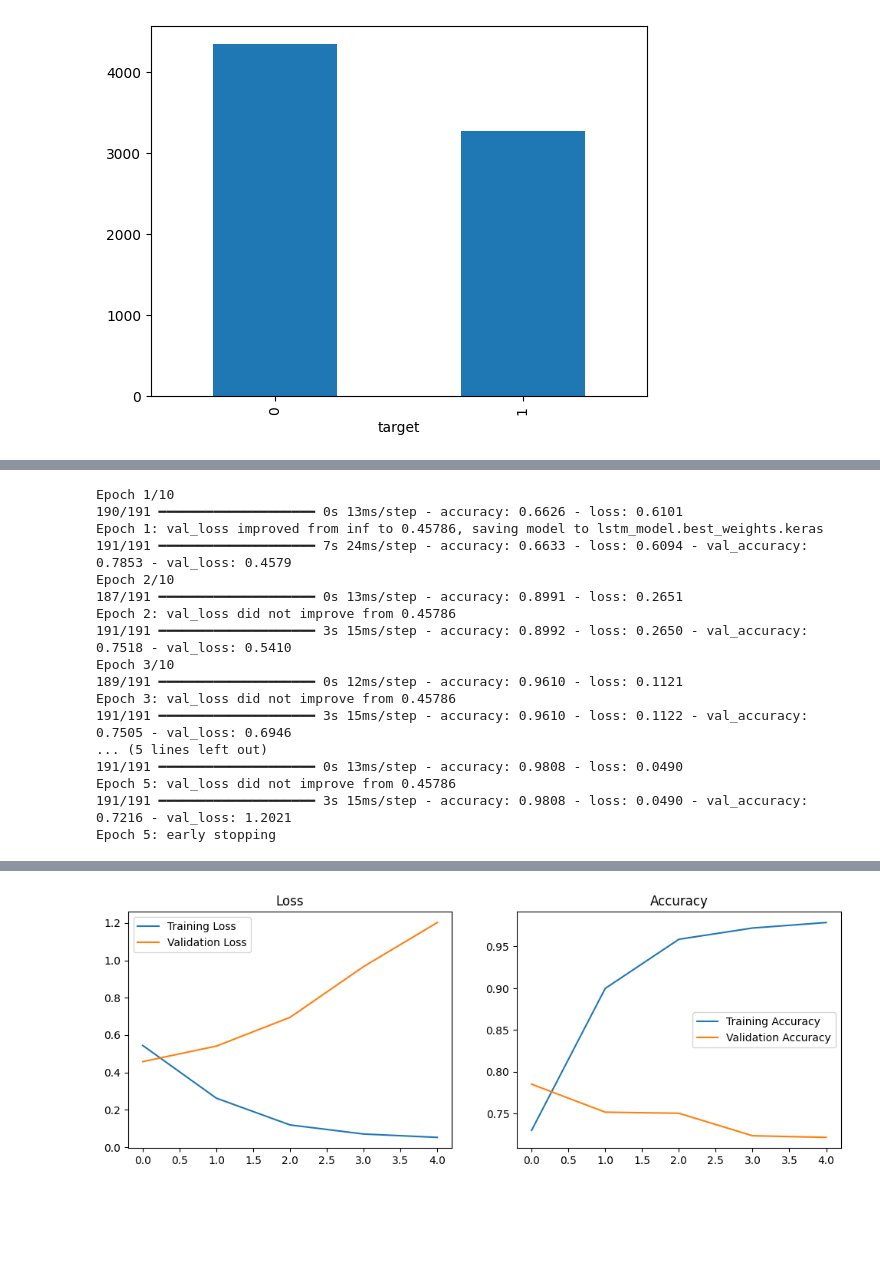
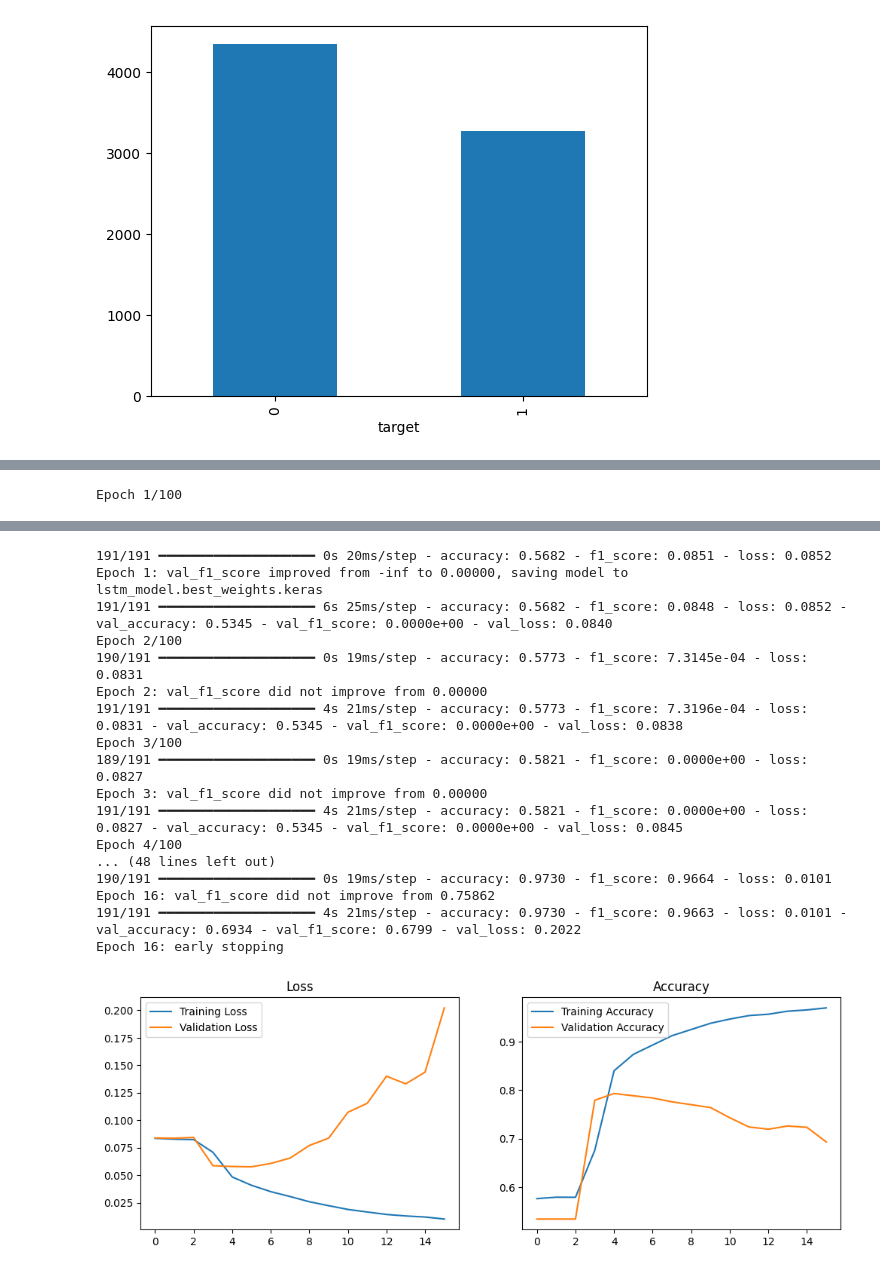
Before and after one commit to bharath1097/disaster_tweets_classification, a Jupyter notebook: disaster_tweets_classification.ipynb, the cells around one changed output, grey strips where cells are left out. Drawn from its saved outputs; the diff is of its cells as text; code cells hidden in the pictures; blank space fills up the shorter version.

Commit message:
Picking the epoch with best f1score

```diff
--- a/disaster_tweets_classification.ipynb
+++ b/disaster_tweets_classification.ipynb
@@ -7,4 +7,4 @@ import keras
 from keras import models
 from keras import layers
 
-data_dir = '/workspace'
+data_dir = '~/datasets/nlp-disaster-tweets'
@@ -63,13 +51,17 @@ def train_model(model, model_name, X, y, epochs=100, batch_size=32, validation_s
     Returns:
     - Trained Keras model with the best weights loaded.
     """
-    model.compile(optimizer=optimizer, loss=loss, metrics=['accuracy'])
+
+    # Figure out how to integrate F1Score into the metrics
+    model.compile(optimizer=optimizer, loss=loss, metrics=['accuracy', keras.metrics.F1Score(threshold=0.5)])
     checkpointer = keras.callbacks.ModelCheckpoint(
         f'{model_name}.best_weights.keras',
         save_best_only=True,
-        verbose=1)
+        verbose=1,
+        monitor='val_f1_score',
+        mode='max')
     early_stopping = keras.callbacks.EarlyStopping(
-        patience=4,
+        patience=10,
         verbose=1)
 
     history = model.fit(X, y, epochs=epochs, batch_size=batch_size, validation_split=validation_split,
@@ -90,10 +82,10 @@ def evaluate_model_and_print_results(model, X_test, y_test):
     - X_test: Test data.
     - y_test: Test labels.
     """
-    test_loss, test_accuracy = model.evaluate(X_test, y_test)
+    test_loss, test_accuracy, test_f1score = model.evaluate(X_test, y_test)
     print(f'Test Loss: {test_loss}')
     print(f'Test Accuracy: {test_accuracy}')
-    # print(f'Test F1 Score: {test_f1score}')
+    print(f'Test F1 Score: {test_f1score}')
 # %%
 train_df = pd.read_csv(os.path.join(data_dir, 'train.csv'))
 test_df = pd.read_csv(os.path.join(data_dir, 'test.csv'))
@@ -219,0 +181,15 @@ Model: "sequential_5"
+# %%
+model = models.Sequential([
+    # layers.InputLayer(shape=Xtrain.shape[1:]),
+    text_vec_layer,
+    layers.Embedding(vocab_size, embedding_dim),
+    # layers.Dropout(0.2),
+    layers.LSTM(50),
+    #layers.Bidirectional(layers.LSTM(50)),
+    layers.Dropout(0.2),
+    layers.Dense(50, activation='relu'),
+    layers.Dropout(0.5),
+    layers.Dense(1, activation='sigmoid'),
+])
+
+model.summary()
@@ -220,21 +219,9 @@ Model: "sequential_5"
 # %%
-model = train_model(model, 'lstm_model', train_df['text'].values, train_df['target'].values,
-                    epochs=10, batch_size=32)
+model = train_model(model, 'lstm_model', train_df['text'].values, train_df['target'],
+                    epochs=100, batch_size=32, optimizer=keras.optimizers.Adam(learning_rate=0.0001),
+                    loss=keras.losses.BinaryFocalCrossentropy(apply_class_balancing=True, alpha=0.4))
+
+# model = train_model(model, 'lstm_model', train_df['text'].values, train_df['target'],
+#                     epochs=100, batch_size=32)
 # %% [output]
-Epoch 1/10
-190/191 ━━━━━━━━━━━━━━━━━━━━ 0s 13ms/step - accuracy: 0.6626 - loss: 0.6101
-Epoch 1: val_loss improved from inf to 0.45786, saving model to lstm_model.best_weights.keras
-191/191 ━━━━━━━━━━━━━━━━━━━━ 7s 24ms/step - accuracy: 0.6633 - loss: 0.6094 - val_accuracy: 0.7853 - val_loss: 0.4579
-Epoch 2/10
-187/191 ━━━━━━━━━━━━━━━━━━━━ 0s 13ms/step - accuracy: 0.8991 - loss: 0.2651
-Epoch 2: val_loss did not improve from 0.45786
-191/191 ━━━━━━━━━━━━━━━━━━━━ 3s 15ms/step - accuracy: 0.8992 - loss: 0.2650 - val_accuracy: 0.7518 - val_loss: 0.5410
-Epoch 3/10
-189/191 ━━━━━━━━━━━━━━━━━━━━ 0s 12ms/step - accuracy: 0.9610 - loss: 0.1121
-Epoch 3: val_loss did not improve from 0.45786
-191/191 ━━━━━━━━━━━━━━━━━━━━ 3s 15ms/step - accuracy: 0.9610 - loss: 0.1122 - val_accuracy: 0.7505 - val_loss: 0.6946
-... (5 lines left out)
-191/191 ━━━━━━━━━━━━━━━━━━━━ 0s 13ms/step - accuracy: 0.9808 - loss: 0.0490
-Epoch 5: val_loss did not improve from 0.45786
-191/191 ━━━━━━━━━━━━━━━━━━━━ 3s 15ms/step - accuracy: 0.9808 - loss: 0.0490 - val_accuracy: 0.7216 - val_loss: 1.2021
-Epoch 5: early stopping
+Epoch 1/100
@@ -241,2 +229,19 @@ Epoch 5: early stopping
+191/191 ━━━━━━━━━━━━━━━━━━━━ 0s 20ms/step - accuracy: 0.5682 - f1_score: 0.0851 - loss: 0.0852
+Epoch 1: val_f1_score improved from -inf to 0.00000, saving model to lstm_model.best_weights.keras
+191/191 ━━━━━━━━━━━━━━━━━━━━ 6s 25ms/step - accuracy: 0.5682 - f1_score: 0.0848 - loss: 0.0852 - val_accuracy: 0.5345 - val_f1_score: 0.0000e+00 - val_loss: 0.0840
+Epoch 2/100
+190/191 ━━━━━━━━━━━━━━━━━━━━ 0s 19ms/step - accuracy: 0.5773 - f1_score: 7.3145e-04 - loss: 0.0831
+Epoch 2: val_f1_score did not improve from 0.00000
+191/191 ━━━━━━━━━━━━━━━━━━━━ 4s 21ms/step - accuracy: 0.5773 - f1_score: 7.3196e-04 - loss: 0.0831 - val_accuracy: 0.5345 - val_f1_score: 0.0000e+00 - val_loss: 0.0838
+Epoch 3/100
+189/191 ━━━━━━━━━━━━━━━━━━━━ 0s 19ms/step - accuracy: 0.5821 - f1_score: 0.0000e+00 - loss: 0.0827
+Epoch 3: val_f1_score did not improve from 0.00000
+191/191 ━━━━━━━━━━━━━━━━━━━━ 4s 21ms/step - accuracy: 0.5821 - f1_score: 0.0000e+00 - loss: 0.0827 - val_accuracy: 0.5345 - val_f1_score: 0.0000e+00 - val_loss: 0.0845
+Epoch 4/100
+... (48 lines left out)
+190/191 ━━━━━━━━━━━━━━━━━━━━ 0s 19ms/step - accuracy: 0.9730 - f1_score: 0.9664 - loss: 0.0101
+Epoch 16: val_f1_score did not improve from 0.75862
+191/191 ━━━━━━━━━━━━━━━━━━━━ 4s 21ms/step - accuracy: 0.9730 - f1_score: 0.9663 - loss: 0.0101 - val_accuracy: 0.6934 - val_f1_score: 0.6799 - val_loss: 0.2022
+Epoch 16: early stopping
-[figure, old version]
+[figure, new version]
 # %%
```
Also changed, not shown: parts of 6 cells of this notebook, 1 other file.
